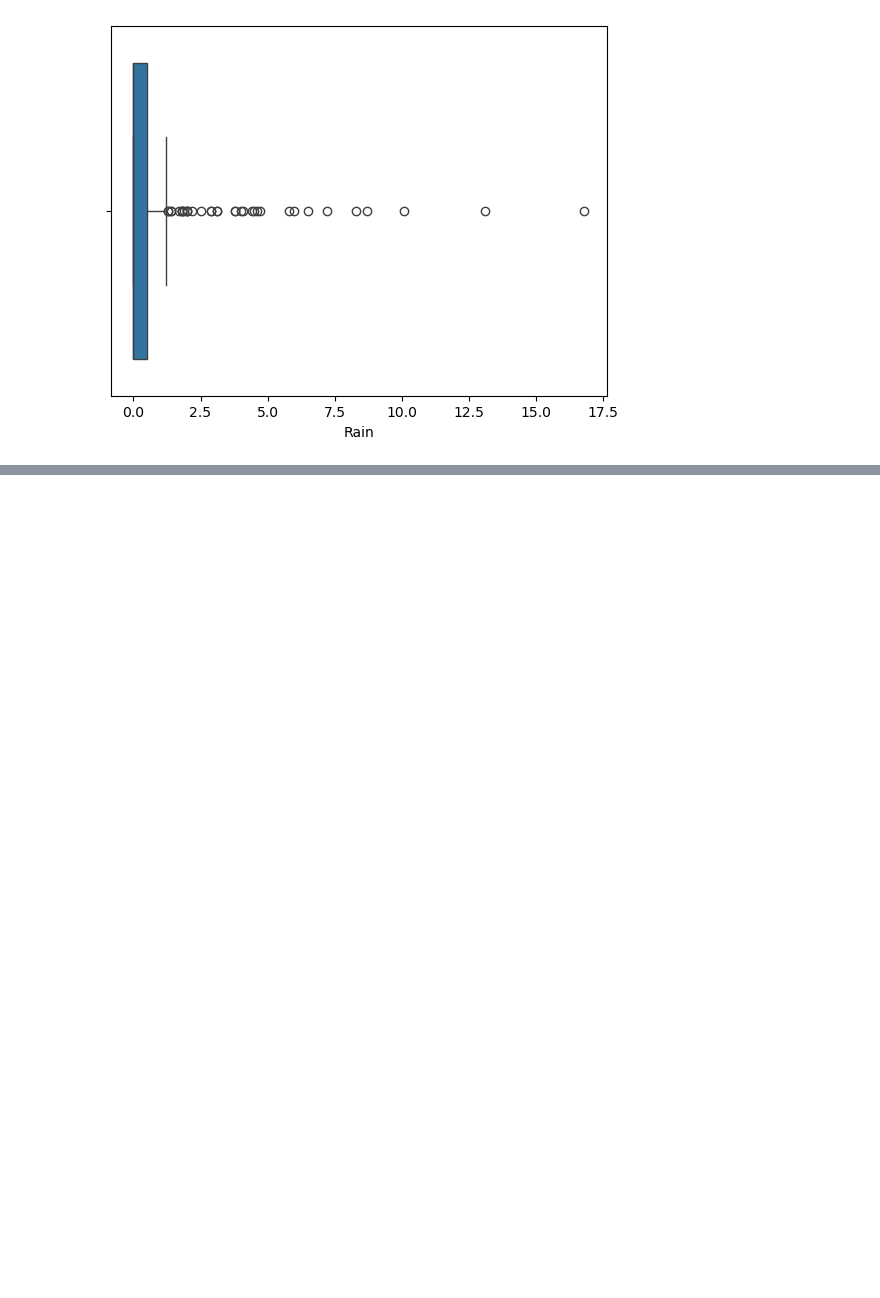
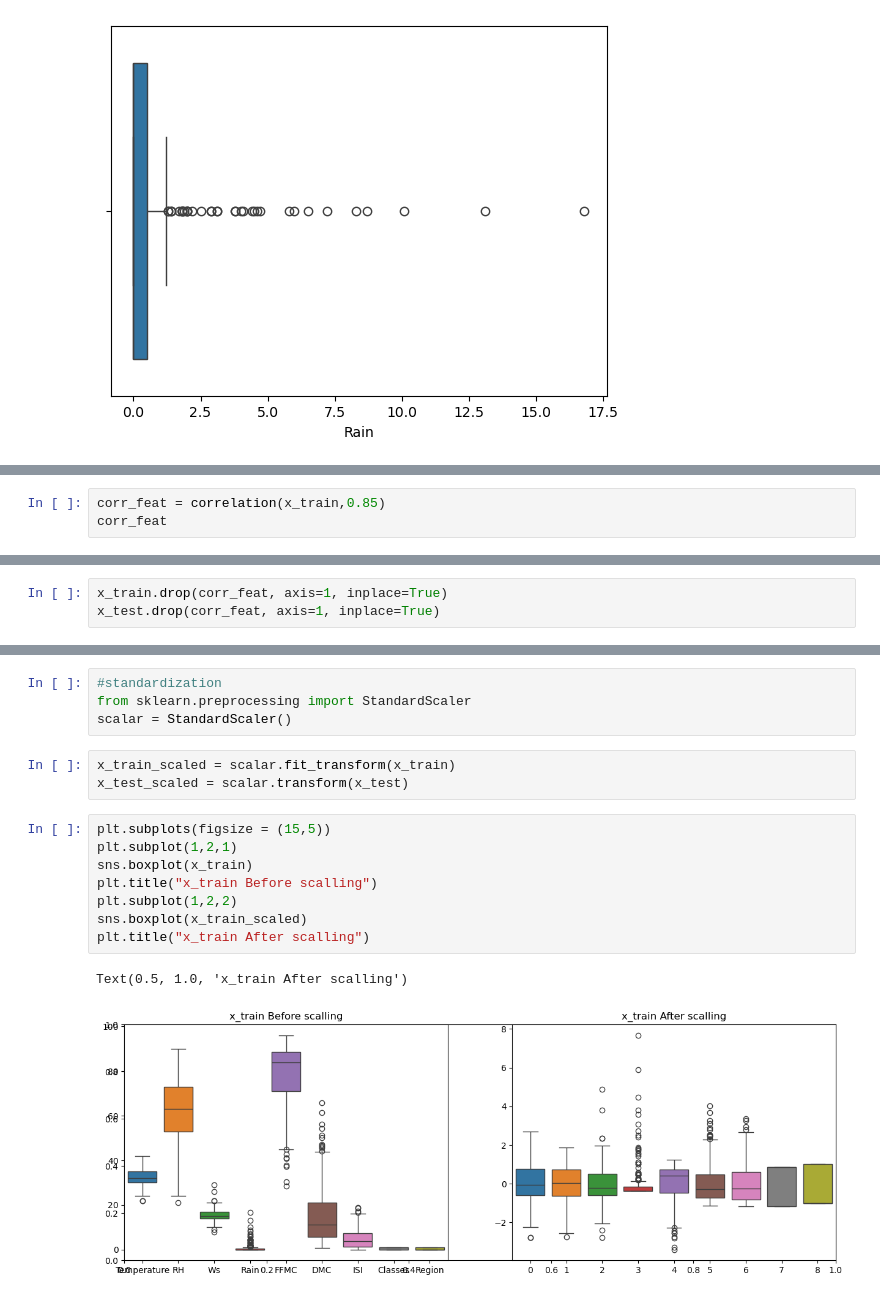
Before and after one commit to raw9k/Learning-ML, a Jupyter notebook: L1&L2 Reg(Algerian Forest Fires Dataset).ipynb, the cells around one changed output, grey strips where cells are left out. Saved outputs shown, nothing was run; the diff lists cells and outputs as text; blank space fills up the shorter version.

```diff
--- a/L1&L2 Reg(Algerian Forest Fires Dataset).ipynb
+++ b/L1&L2 Reg(Algerian Forest Fires Dataset).ipynb
@@ -175,0 +231,3 @@ sns.heatmap(df.corr(),)
+# %%
+corr_feat = correlation(x_train,0.85)
+corr_feat
@@ -175,0 +236,3 @@ sns.heatmap(df.corr(),)
+# %%
+x_train.drop(corr_feat, axis=1, inplace=True)
+x_test.drop(corr_feat, axis=1, inplace=True)
@@ -175,0 +275,18 @@ sns.heatmap(df.corr(),)
+# %%
+#standardization
+from sklearn.preprocessing import StandardScaler
+scalar = StandardScaler()
+# %%
+x_train_scaled = scalar.fit_transform(x_train)
+x_test_scaled = scalar.transform(x_test)
+# %%
+plt.subplots(figsize = (15,5))
+plt.subplot(1,2,1)
+sns.boxplot(x_train)
+plt.title("x_train Before scalling")
+plt.subplot(1,2,2)
+sns.boxplot(x_train_scaled)
+plt.title("x_train After scalling")
+# %% [output]
+Text(0.5, 1.0, 'x_train After scalling')
+[figure, added]
```
Also changed, not shown: parts of 66 cells of this notebook.
